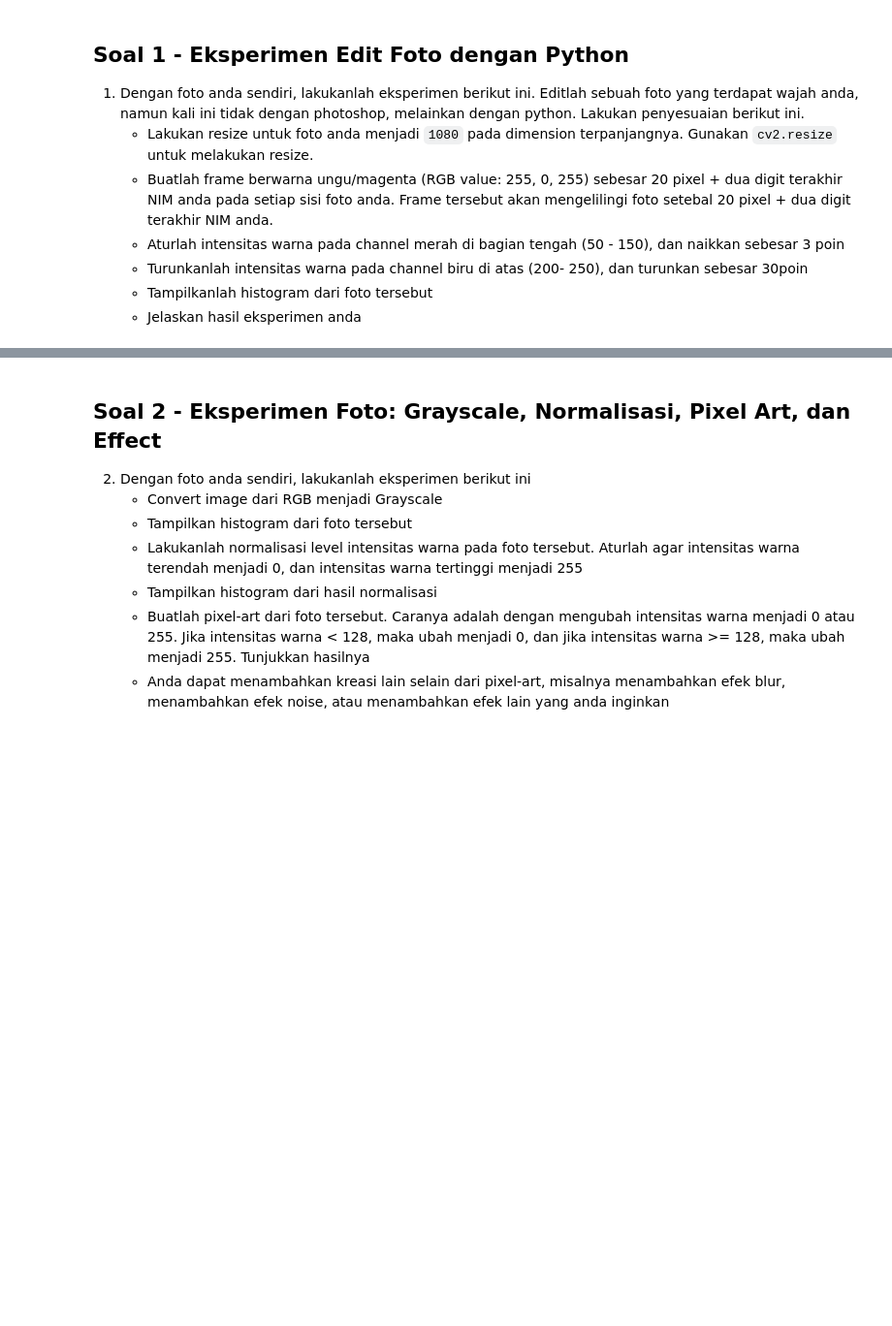
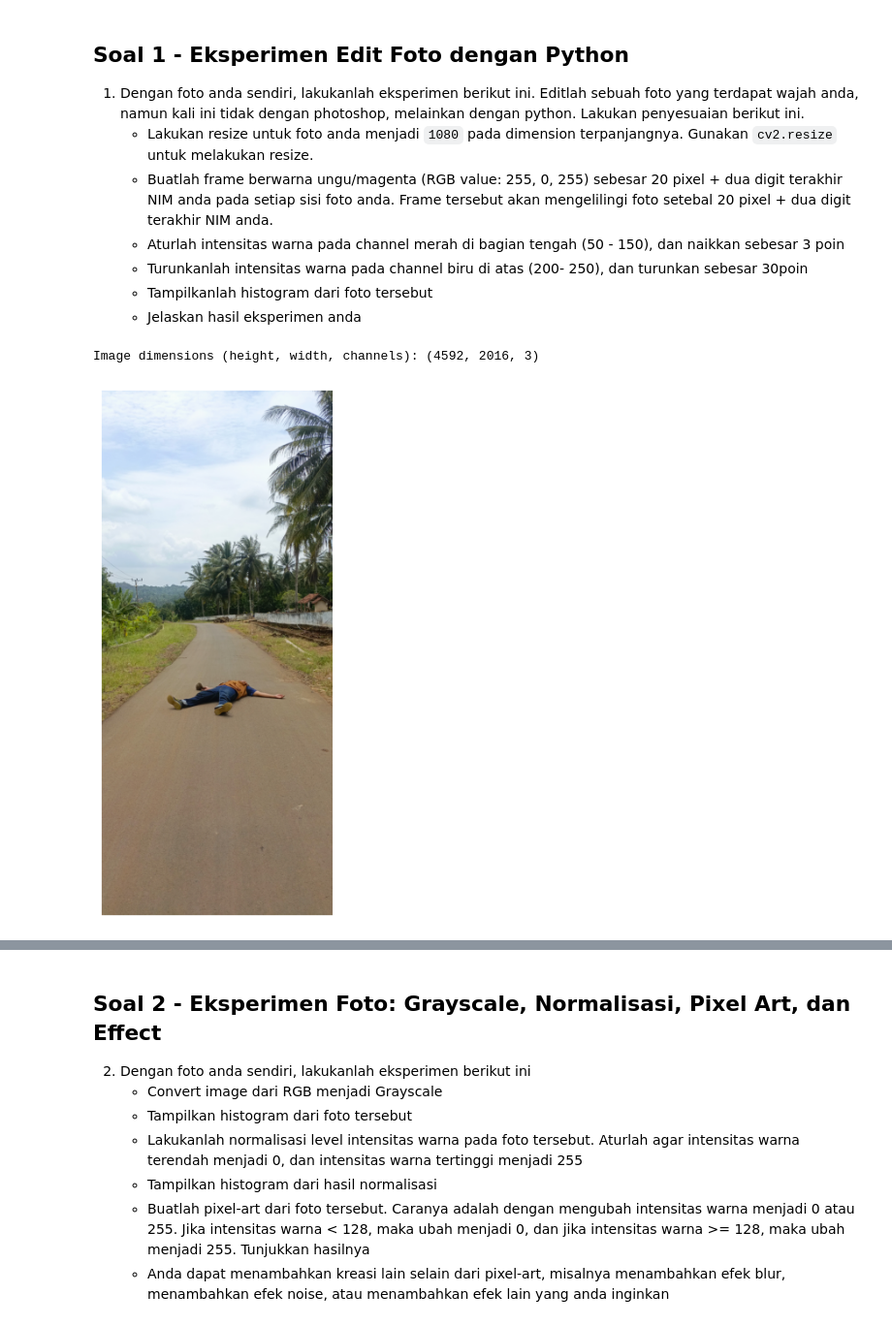
Before and after one commit to GhiffariIs/IF4021-HO2, a Jupyter notebook: 122140189.ipynb, the cells around one changed output, grey strips where cells are left out. Shown at 97% size. Drawn from its saved outputs; the diff is of its cells as text; code cells hidden in the pictures; blank space fills up the shorter version.

```diff
--- a/122140189.ipynb
+++ b/122140189.ipynb
@@ -13,9 +13,19 @@ Muhammad Ghiffari Iskandar - 122140189
 # %%
 import cv2
 import numpy as np
 import matplotlib.pyplot as plt
 
 # Read the image
 img = cv2.imread('data/foto1.jpg')
 # Convert BGR to RGB (cv2 reads in BGR format)
 img = cv2.cvtColor(img, cv2.COLOR_BGR2RGB)
+
+print(f"Image dimensions (height, width, channels): {img.shape}")
+
+plt.figure(figsize=(10, 8))
+plt.imshow(img)
+plt.axis('off')
+plt.show()
+# %% [output]
+Image dimensions (height, width, channels): (4592, 2016, 3)
+[figure, added]
```
Also changed, not shown: parts of 3 cells of this notebook.
